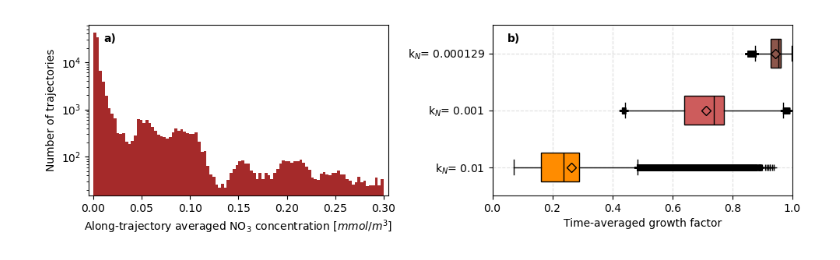
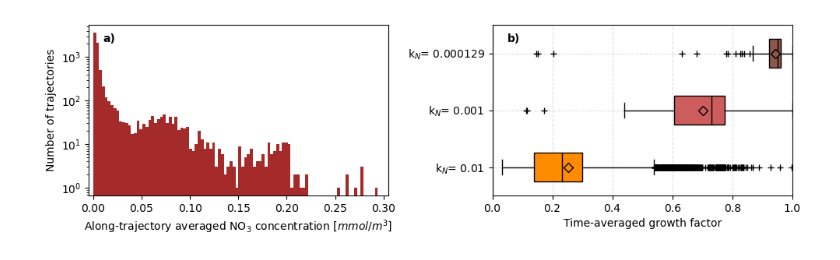
Before and after one commit to Parcels-code/Sargassum_growth_model, a Jupyter notebook: Manuscript_Figures/Figure3.ipynb, the cells around one changed output. Saved outputs shown, nothing was run; the diff lists cells and outputs as text; code cells hidden in the pictures.

Commit message:
Update Figure 3 to larger domain

```diff
--- a/Manuscript_Figures/Figure3.ipynb
+++ b/Manuscript_Figures/Figure3.ipynb
@@ -13,46 +14,65 @@ import parcels
 df = [parcels.read_particlefile(f"Simulations/Simulation_Satellite_kN_{k_N}.parquet") for k_N in [0.01, 0.001, 0.000129]]
 # %%
 fig, ax = plt.subplots(1, 2, figsize=(10, 3))
-
-no3_timemean = df[1].group_by('particle_id').agg(pl.col('nitrogen').mean())['nitrogen'].to_numpy()
-ax[0].hist(no3_timemean, bins=100, range=(0, 0.3), log=True, color='brown')
-ax[0].set_xlabel('Along-trajectory averaged NO$_3$ concentration [$mmol / m^3$]')
-ax[0].set_ylabel('Number of trajectories')
-ax[0].set_xlim(-0.005, 0.305)
 
 colors = ['darkorange', 'indianred', 'tab:brown']
 names = ['k$_N$= 0.01', 'k$_N$= 0.001', 'k$_N$= 0.000129']
 
 for i, dframe in enumerate(df):
-    _, data = dframe.group_by('particle_id').agg(pl.col('lim_no3').mean())
+    last_time = dframe.select(pl.col("time").max()).item()
+    df_reaching_last_time = dframe.filter(
+        pl.col("time").max().over("particle_id") == last_time
+    )
+
+    if i == 1:
+        data = (
+            df_reaching_last_time
+            .group_by("particle_id")
+            .agg(pl.col('nitrogen').drop_nans().mean().alias('nitrogen'))
+            .get_column('nitrogen')
+            .to_numpy()
+        )
+
+        ax[0].hist(data[~np.isnan(data)], bins=100, range=(0, 0.3), log=True, color='brown')
+        ax[0].set_xlabel('Along-trajectory averaged NO$_3$ concentration [$mmol / m^3$]')
+        ax[0].set_ylabel('Number of trajectories')
+        ax[0].set_xlim(-0.005, 0.305)
+
+    data = (
+        df_reaching_last_time
+        .group_by("particle_id")
+        .agg(pl.col('lim_nitrogen').drop_nans().mean().alias('lim_nitrogen'))
+        .get_column('lim_nitrogen')
+        .to_numpy()
+    )
+
     ax[1].boxplot(
-        data,
+        data[~np.isnan(data)],
         positions=[i],
         widths=0.5,
         patch_artist=True,
         orientation='horizontal',
         boxprops=dict(facecolor=colors[i]),
         medianprops=dict(color='black'),
         showmeans=True,
         meanprops = dict(marker='D',markeredgecolor='black', markerfacecolor=colors[i]),
         sym='+'
     )
 
-#Assiging labels
 for i, name in enumerate(names):
     ax[1].plot([], [], color=colors[i], label=name)
 ax[1].set_yticks(range(len(names)))
 ax[1].set_yticklabels(names)
 ax[1].set_xlabel('Time-averaged growth factor')
 ax[1].set_xlim(0,1)
 ax[1].grid( linestyle='--', alpha=0.4)
 
 for i, label in enumerate(['a)', 'b)']):
     ax[i].text(0.05, 0.95, label, transform=ax[i].transAxes,
                fontsize=10, fontweight='bold', va='top')
 
 plt.tight_layout()
 fig.savefig('Figures/Figure3.pdf', bbox_inches='tight', dpi=300)
 plt.show()
 # %% [output]
-[figure, old version]
+[figure, new version]
```
Also changed, not shown: parts of 1 cell of this notebook, 1 other file.
